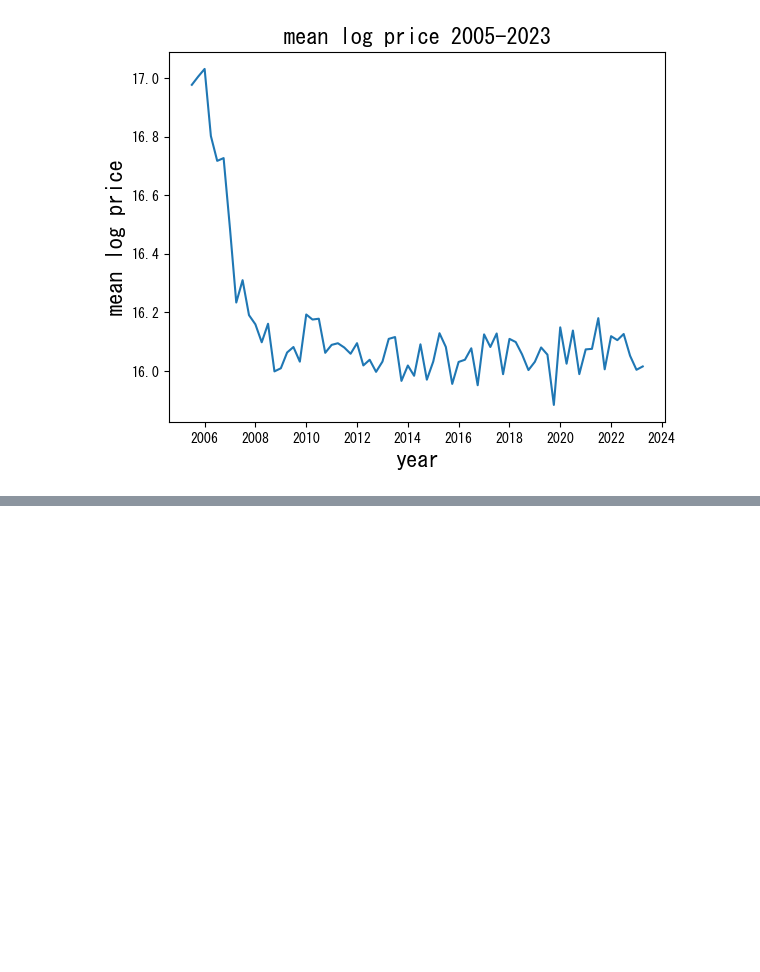
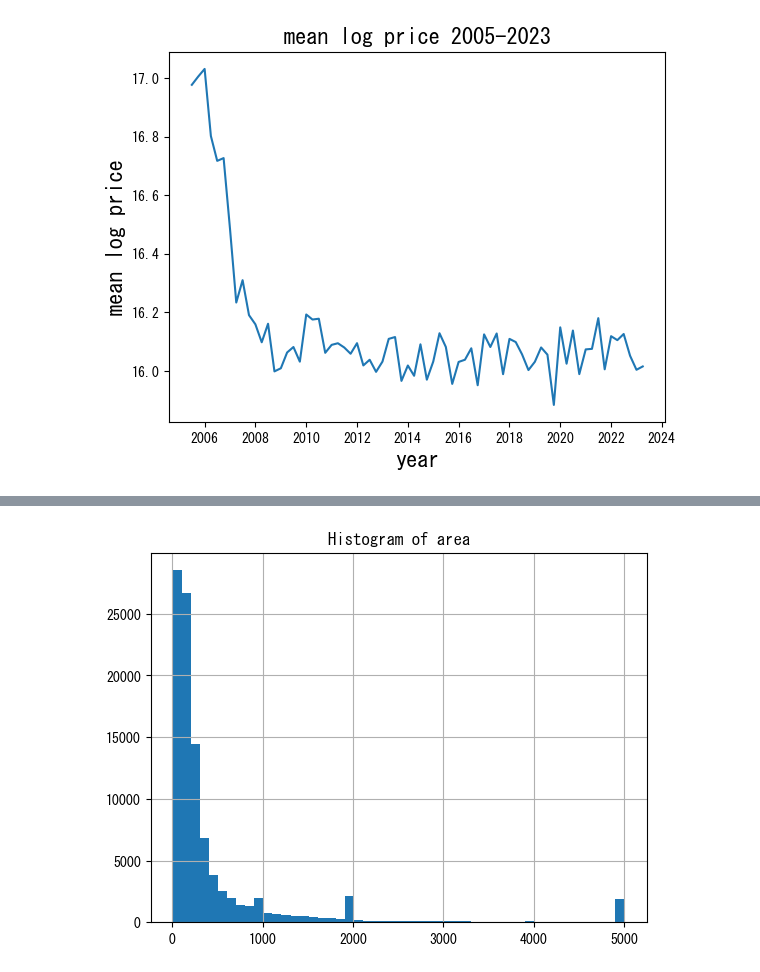
Before and after one commit to Tegmier/school, a Jupyter notebook: データサイエンス超入門/2023_SuperD_Class3.ipynb, the cells around one changed output, grey strips where cells are left out. Cells and saved outputs as stored; diff of their text form; code cells hidden in the pictures; blank space fills up the shorter version.

```diff
--- a/データサイエンス超入門/2023_SuperD_Class3.ipynb
+++ b/データサイエンス超入門/2023_SuperD_Class3.ipynb
@@ -205,0 +222,19 @@ plt.show()
+# %%
+df_area = pd.DataFrame(df["面積（㎡）"].value_counts())
+# %%
+square_meters2area = {}
+for i in range(len(df_area)):
+    square_meters = df_area.index[i]
+    area = re.sub("㎡以上", "", square_meters)
+    area = re.sub("m&sup2;以上", "", area)
+    area = re.sub(",", "", area)
+    area = int(area)
+    square_meters2area.update({square_meters: area})
+# %%
+df["area"] = df["面積（㎡）"].map(square_meters2area)
+# %%
+df["area"].hist(bins=50)
+plt.title("Histogram of area")
+plt.show()
+# %% [output]
+[figure, added]
```
Also changed, not shown: parts of 41 cells of this notebook, 21 other files.
